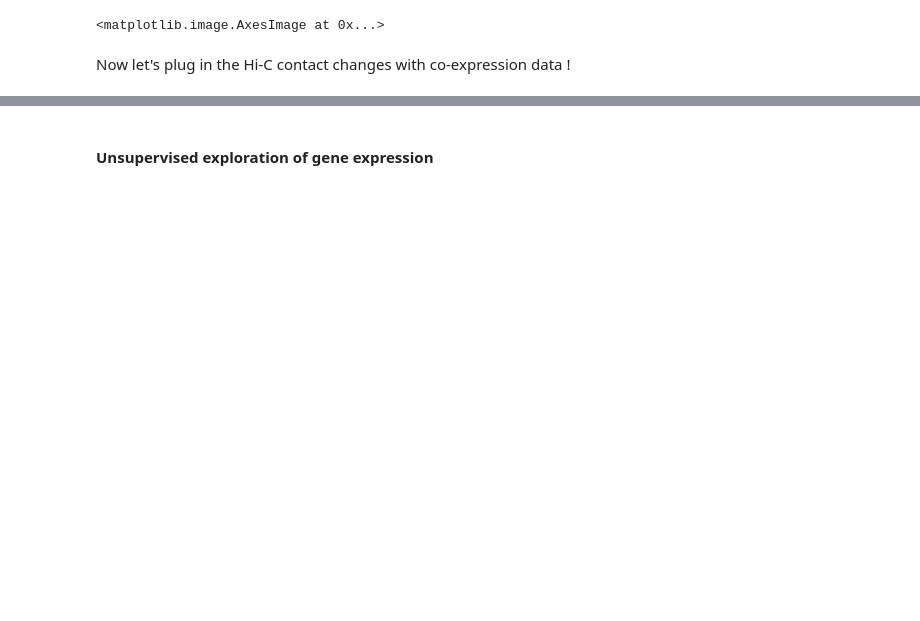
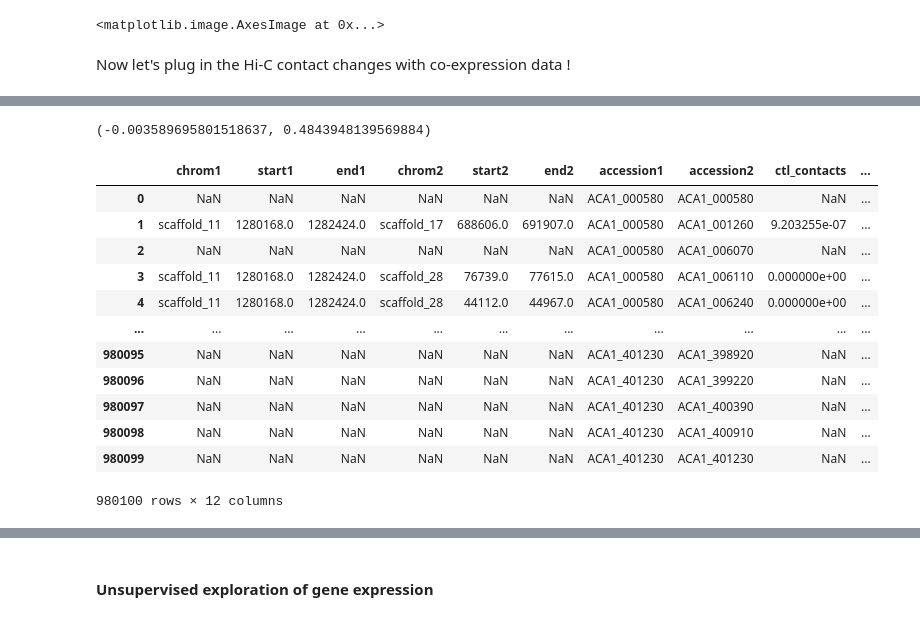
Before and after one commit to cmdoret/Acastellanii_legionella_infection, a Jupyter notebook: docs/notebooks/infection_contacts_diff_expr.ipynb, the cells around one changed output, grey strips where cells are left out. Cells and saved outputs as stored; diff of their text form; code cells hidden in the pictures; blank space fills up the shorter version.

```diff
--- a/docs/notebooks/infection_contacts_diff_expr.ipynb
+++ b/docs/notebooks/infection_contacts_diff_expr.ipynb
@@ -267,9 +289,14 @@ plt.imshow(cluster_corr(corr_mat.iloc[:8000, :8000]), cmap='coolwarm', vmin=-1,
 # %% [markdown]
 Here, I subset this dataset to include only genes that are significantly differentially expressed at the timepoint of interest.
 # %%
-corr_sig = expr_to_corr(expr_time.loc[expr_time.accession.isin(sig_expr.accession)])
-corr_sig.index = corr_sig.index.rename('accession1')
-long_corr = corr_sig.stack().reset_index()
+#corr_sig = expr_to_corr(expr_time.loc[expr_time.accession.isin(sig_expr.accession)])
+corr_sub = expr_to_corr(
+    expr_time.loc[
+        expr_time.accession.isin(sub_genes.accession), :
+    ].reset_index(drop=True)
+)
+corr_sub.index = corr_sub.index.rename('accession1')
+long_corr = corr_sub.stack().reset_index()
 long_corr = long_corr.rename(columns={'accession': 'accession2', 0: 'coexpr'})
 # %% [markdown]
 The co-expression matrix now looks much simpler. Looks like 4 gene clusters.
@@ -282,6 +309,9 @@ plt.imshow(cluster_corr(corr_sig), cmap='coolwarm')
 <matplotlib.image.AxesImage at 0x...>
 # %% [markdown]
 Now let's plug in the Hi-C contact changes with co-expression data !
+# %%
+long_corr_upper = long_corr.loc[long_corr.accession1 < long_corr.accession2, :]
 # %%
-hic_rna = gene_space.merge(long_corr, on=['accession1', 'accession2'])
+hic_rna = p_hic.merge(long_corr_upper, on=['accession1', 'accession2'], how='inner')
 hic_rna['contacts_change'] = (hic_rna.inf_contacts - hic_rna.ctl_contacts) / (hic_rna.inf_contacts + hic_rna.ctl_contacts)
+#hic_rna = hic_rna.loc[hic_rna.contacts_change > -1, :]
@@ -287,0 +332,21 @@ hic_rna['contacts_change'] = (hic_rna.inf_contacts - hic_rna.ctl_contacts) / (hi
+# %%
+import scipy.stats as ss
+ss.pearsonr(np.abs(hr_clean.coexpr), np.log(hr_clean.inf_contacts+hr_clean.ctl_contacts))
+# %% [output]
+(-0.003589695801518637, 0.4843948139569884)
+# %%
+hic_rna
+# %% [output]
+|  | chrom1 | start1 | end1 | chrom2 | start2 | end2 | accession1 | accession2 | ctl_contacts | ... |
+| 0 | NaN | NaN | NaN | NaN | NaN | NaN | ACA1_000580 | ACA1_000580 | NaN | ... |
+| 1 | scaffold_11 | 1280168.0 | 1282424.0 | scaffold_17 | 688606.0 | 691907.0 | ACA1_000580 | ACA1_001260 | 9.203255e-07 | ... |
+| 2 | NaN | NaN | NaN | NaN | NaN | NaN | ACA1_000580 | ACA1_006070 | NaN | ... |
+| 3 | scaffold_11 | 1280168.0 | 1282424.0 | scaffold_28 | 76739.0 | 77615.0 | ACA1_000580 | ACA1_006110 | 0.000000e+00 | ... |
+| 4 | scaffold_11 | 1280168.0 | 1282424.0 | scaffold_28 | 44112.0 | 44967.0 | ACA1_000580 | ACA1_006240 | 0.000000e+00 | ... |
+| ... | ... | ... | ... | ... | ... | ... | ... | ... | ... | ... |
+| 980095 | NaN | NaN | NaN | NaN | NaN | NaN | ACA1_401230 | ACA1_398920 | NaN | ... |
+| 980096 | NaN | NaN | NaN | NaN | NaN | NaN | ACA1_401230 | ACA1_399220 | NaN | ... |
+| 980097 | NaN | NaN | NaN | NaN | NaN | NaN | ACA1_401230 | ACA1_400390 | NaN | ... |
+| 980098 | NaN | NaN | NaN | NaN | NaN | NaN | ACA1_401230 | ACA1_400910 | NaN | ... |
+| 980099 | NaN | NaN | NaN | NaN | NaN | NaN | ACA1_401230 | ACA1_401230 | NaN | ... |
+980100 rows × 12 columns
```
Also changed, not shown: parts of 18 cells of this notebook.
